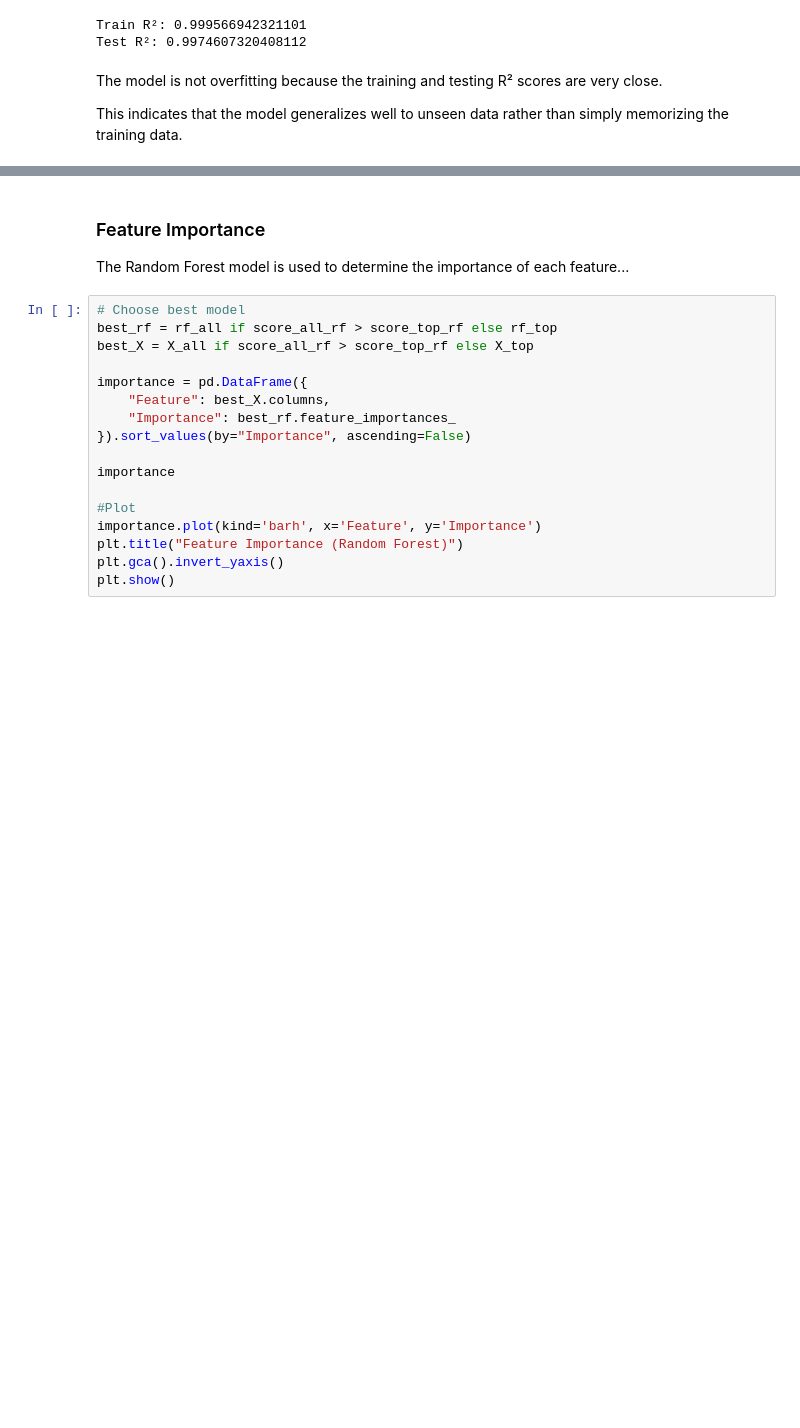
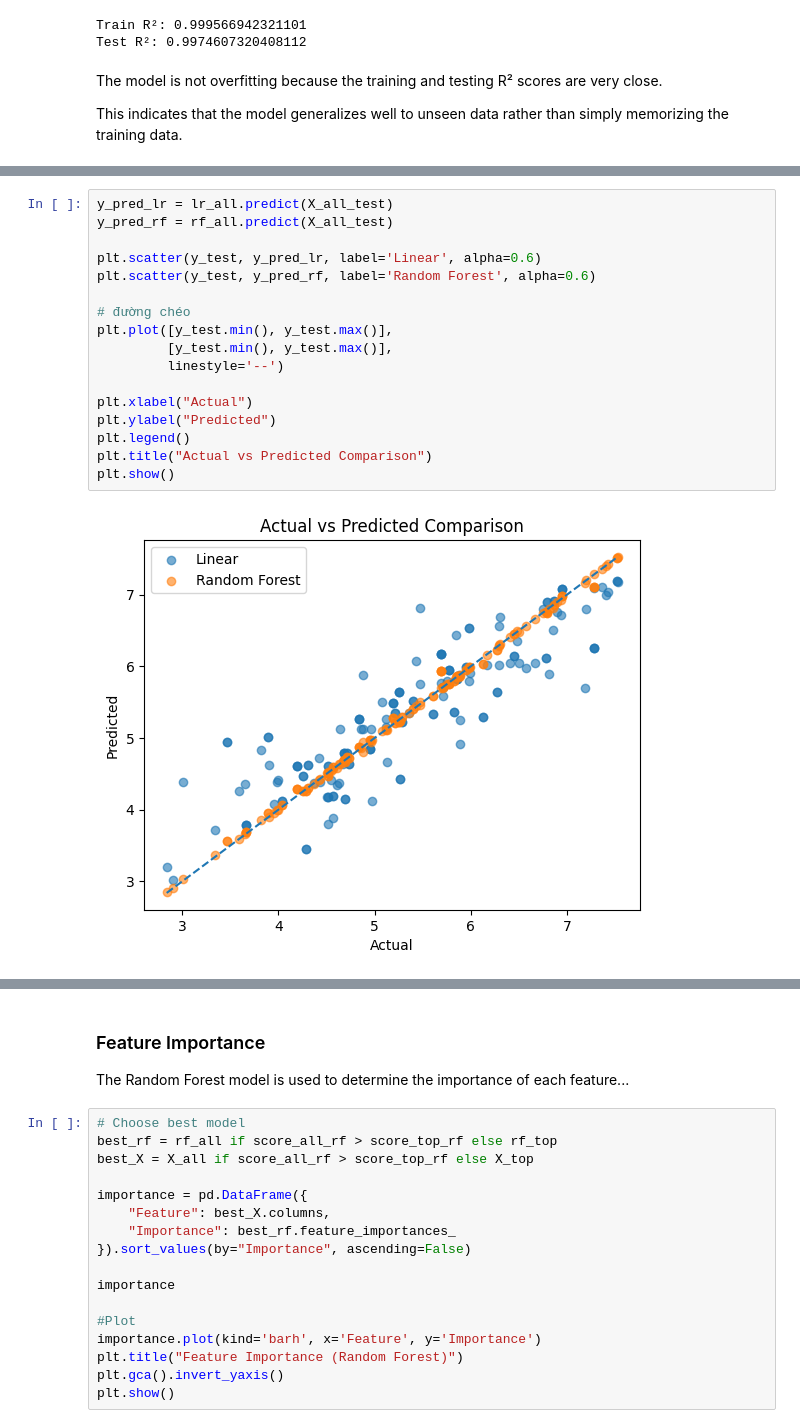
Before and after one commit to HaiDangNguyenLe/CS3120-Spring2026, a Jupyter notebook: cs3120-project-world-happiness-report-analysis.ipynb, the cells around one changed output, grey strips where cells are left out. Saved outputs shown, nothing was run; the diff lists cells and outputs as text; blank space fills up the shorter version.

```diff
--- a/cs3120-project-world-happiness-report-analysis.ipynb
+++ b/cs3120-project-world-happiness-report-analysis.ipynb
@@ -280,0 +290,19 @@ This indicates that the model generalizes well to unseen data rather than simply
+# %%
+y_pred_lr = lr_all.predict(X_all_test)
+y_pred_rf = rf_all.predict(X_all_test)
+
+plt.scatter(y_test, y_pred_lr, label='Linear', alpha=0.6)
+plt.scatter(y_test, y_pred_rf, label='Random Forest', alpha=0.6)
+
+# đường chéo
+plt.plot([y_test.min(), y_test.max()],
+         [y_test.min(), y_test.max()],
+         linestyle='--')
+
+plt.xlabel("Actual")
+plt.ylabel("Predicted")
+plt.legend()
+plt.title("Actual vs Predicted Comparison")
+plt.show()
+# %% [output]
+[figure, added]
```
Also changed, not shown: parts of 5 cells of this notebook.
